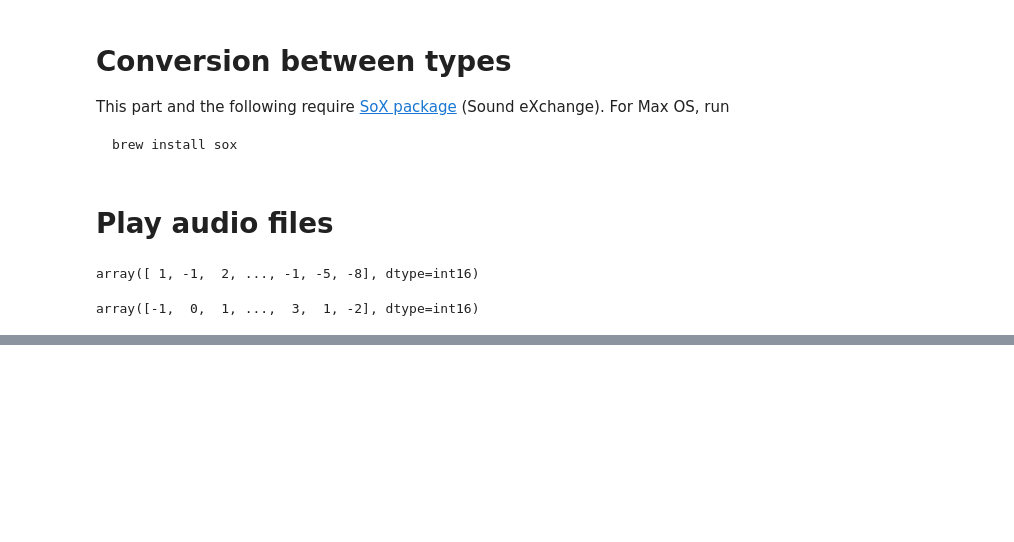
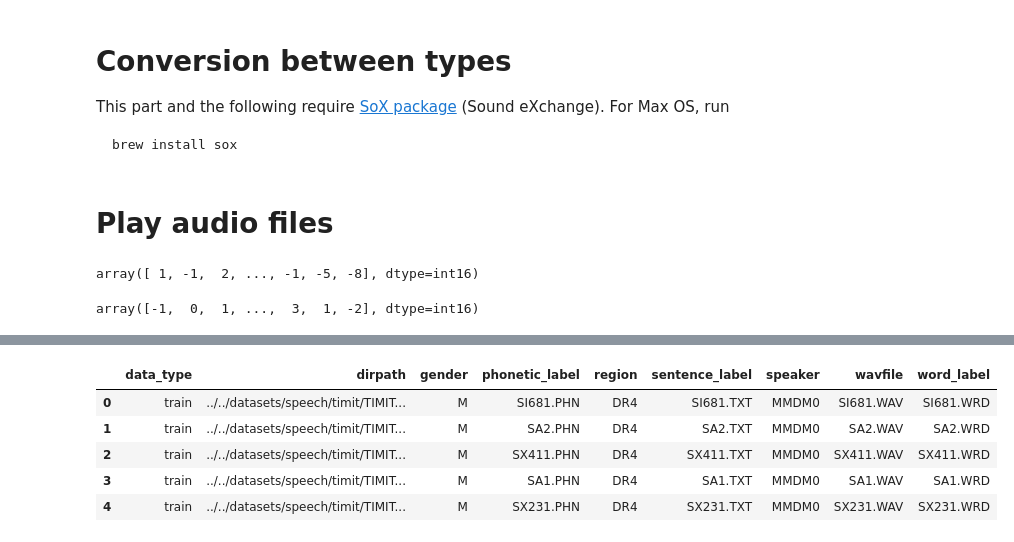
Before and after one commit to zhengying-liu/autodl-contrib, a Jupyter notebook: utils/wav/explore_wav.ipynb, the cells around one changed output, grey strips where cells are left out. Cells and saved outputs as stored; diff of their text form; code cells hidden in the pictures; blank space fills up the shorter version.

```diff
--- a/utils/wav/explore_wav.ipynb
+++ b/utils/wav/explore_wav.ipynb
@@ -88,0 +96,2 @@ play_audio_from_bytes(data1[10000:20000])
+# %%
+timit_dir = '../../datasets/speech/timit/'
@@ -88,0 +102,28 @@ play_audio_from_bytes(data1[10000:20000])
+# %%
+# traverse training set of TIMIT
+path = timit_dir + 'TIMIT/train'
+
+li = []
+
+for (dirpath, dirnames, filenames) in os.walk(path):
+  for filename in filenames:
+    if filename.endswith('.WAV'):
+      dir_split = dirpath.split(os.sep)
+      data_type, region, speaker =  dir_split[6:9]
+      gender = speaker[0]
+      basename = filename.split('.')[0]
+      phonetic_label = basename + '.PHN'
+      word_label = basename + '.WRD'
+      sentence_label = basename + '.TXT'
+      li.append((dirpath, filename, phonetic_label, word_label, sentence_label, data_type, region, speaker, gender))
+# %%
+# Verify that all files found are indeed valid files on the disk
+
+for x in li:
+  for idx in range(1,5):
+    filepath = os.path.abspath(os.path.join(x[0], x[idx]))
+    if not os.path.isfile(filepath):
+      print("Holy shit! The file {} doesn't exist!".format())
+      break
+else:
+  print("It's all good. All files exist on the disk.")
@@ -88,0 +144,21 @@ play_audio_from_bytes(data1[10000:20000])
+# %%
+# Convert to pandas dataframes
+
+timit_df = pd.DataFrame({'dirpath':        [x[0] for x in li],
+                         'wavfile':        [x[1] for x in li],
+                         'phonetic_label': [x[2] for x in li],
+                         'word_label':     [x[3] for x in li],
+                         'sentence_label': [x[4] for x in li],
+                         'data_type':      [x[5] for x in li],
+                         'region':         [x[6] for x in li],
+                         'speaker':        [x[7] for x in li],
+                         'gender':         [x[8] for x in li]})
+# %%
+timit_df.head()
+# %% [output]
+|  | data_type | dirpath | gender | phonetic_label | region | sentence_label | speaker | wavfile | word_label |
+| 0 | train | ../../datasets/speech/timit/TIMIT... | M | SI681.PHN | DR4 | SI681.TXT | MMDM0 | SI681.WAV | SI681.WRD |
+| 1 | train | ../../datasets/speech/timit/TIMIT... | M | SA2.PHN | DR4 | SA2.TXT | MMDM0 | SA2.WAV | SA2.WRD |
+| 2 | train | ../../datasets/speech/timit/TIMIT... | M | SX411.PHN | DR4 | SX411.TXT | MMDM0 | SX411.WAV | SX411.WRD |
+| 3 | train | ../../datasets/speech/timit/TIMIT... | M | SA1.PHN | DR4 | SA1.TXT | MMDM0 | SA1.WAV | SA1.WRD |
+| 4 | train | ../../datasets/speech/timit/TIMIT... | M | SX231.PHN | DR4 | SX231.TXT | MMDM0 | SX231.WAV | SX231.WRD |
```
Also changed, not shown: parts of 71 cells of this notebook.
